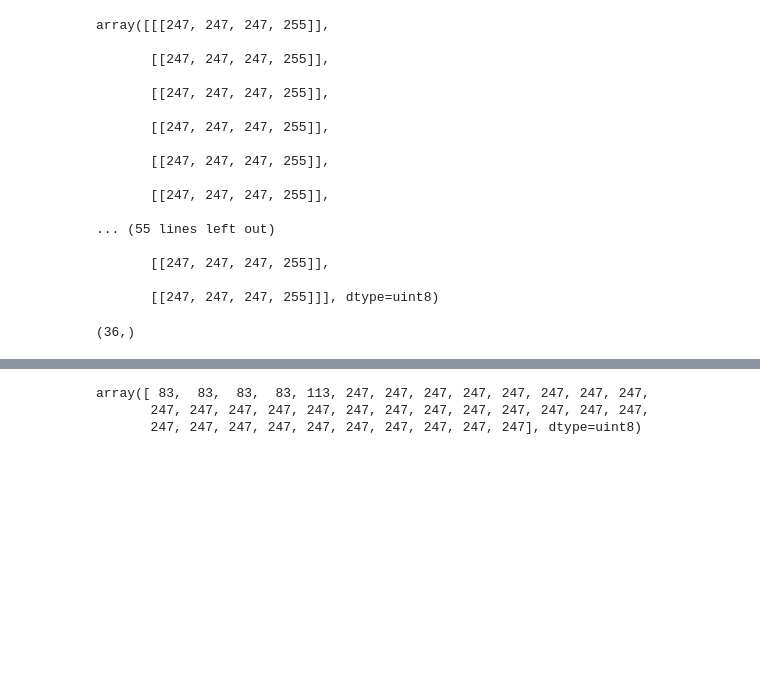
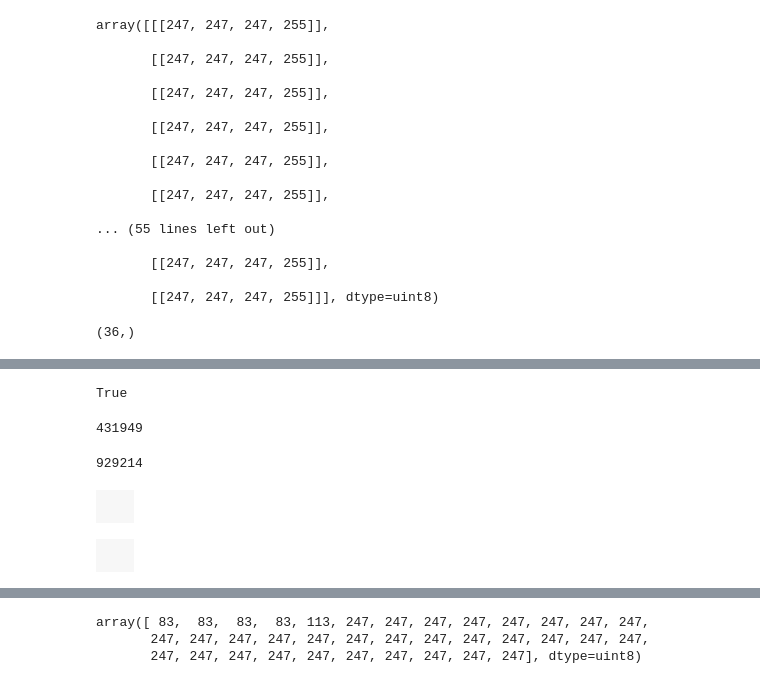
Before and after one commit to sinha5432/chrome_dino_AI, a Jupyter notebook: main.ipynb, the cells around one changed output, grey strips where cells are left out. Drawn from its saved outputs; the diff is of its cells as text; code cells hidden in the pictures; blank space fills up the shorter version.

```diff
--- a/main.ipynb
+++ b/main.ipynb
@@ -18,0 +18,5 @@ import cv2
+# %%
+canvas = driver.find_element_by_css_selector('.runner-canvas')
+outer_body = driver.find_element_by_id('aswift_0_expand')
+main_body = driver.find_element_by_xpath("//html")
+act = ActionChains(driver)
@@ -18,0 +189,9 @@ import cv2
+# %%
+from selenium import webdriver
+
+options = Options()
+options.headless = True
+driver = webdriver.Firefox(options=options, executable_path=r'D:\Installers\geckodriver.exe')
+driver.get("http://google.com/")
+print ("Headless Firefox Initialized")
+driver.quit()
@@ -243,0 +897,11 @@ np.shape(np.squeeze(cropped)[:,0])
+# %%
+cv2.imwrite('TEST.png',img)
+# %% [output]
+True
+# %%
+img = Image.open(BytesIO(canvas.screenshot_as_png)).convert('RGB')
+
+cropped = np.array(img.crop( ( x_n, y_n, x_ ,y_) ) )
+
+restart_button = img.crop(( x_ref_top_left, y_ref_top_left, x_ref_bottom_rigth,
+                               y_ref_bottom_rigth ))
@@ -243,0 +910,16 @@ np.shape(np.squeeze(cropped)[:,0])
+# %%
+np.sum(restart_button)
+# %% [output]
+431949
+# %%
+np.sum(restart_button)
+# %% [output]
+929214
+# %%
+restart_button
+# %% [output]
+[figure, added]
+# %%
+restart_button
+# %% [output]
+[figure, added]
```
Also changed, not shown: parts of 74 cells of this notebook.
